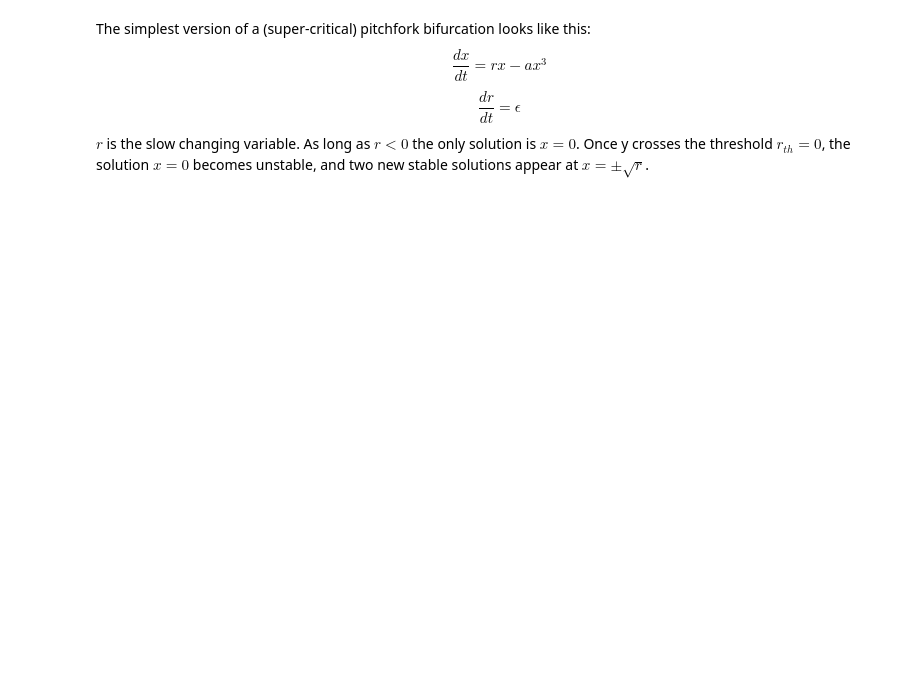
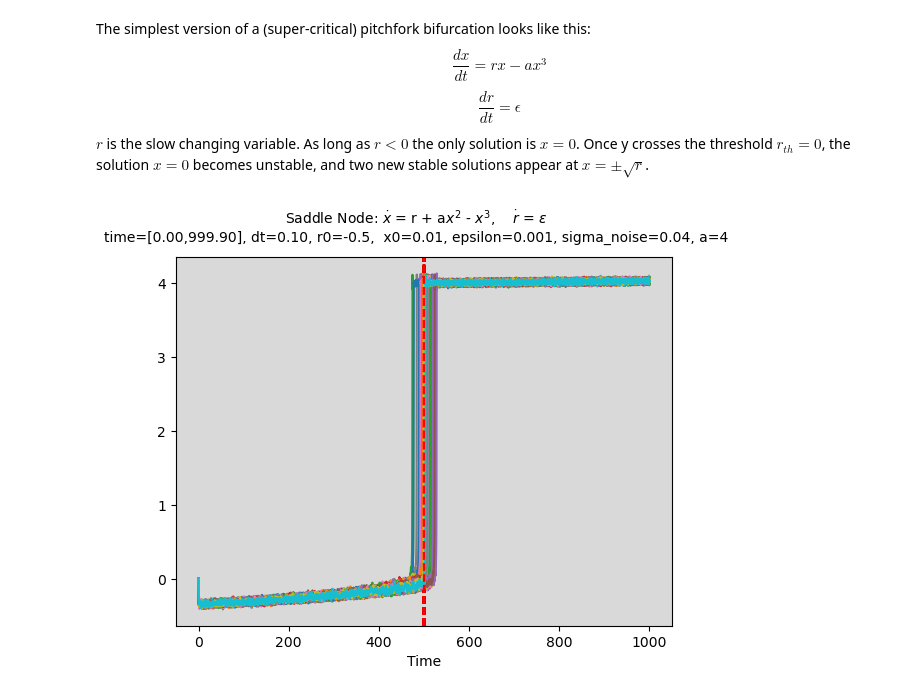
Before and after one commit to barrackHa/differential_equations, a Jupyter notebook: ews_analysis/sd_ews.ipynb, the cells around one changed output. Drawn from its saved outputs; the diff is of its cells as text; code cells hidden in the pictures; blank space fills up the shorter version.

```diff
--- a/ews_analysis/sd_ews.ipynb
+++ b/ews_analysis/sd_ews.ipynb
@@ -202,35 +210,37 @@ offset = ews_offset = 3001
 # %%
 def sd_model(t, S, epsilon, a):
     x, y = S
     try:
         shaper = np.ones_like(y)
     except:
         try:
             shaper = np.ones(len(y))
         except:
             shaper = 1
 
     return [
         y + a*x**2 - x**3,
         epsilon * shaper
     ]
 
 
 fig_sd, axs_sd = plt.subplots(1,1)
-time = np.arange(0, 50, 0.01)
-r0 = -10
-x0 = 0.1
-a = 2.4
-epsilon = 0.5
-sigma = 0.33
+time = np.arange(0, 1000, 0.1)
+r0 = -0.5
+x0 = 0.01
+a = 4 #
+epsilon = 0.001
+sigma = 0.04 #
 
 ttl = r"Saddle Node: $\dot{x}$ = r + a$x^2$ - $x^3$,    $\dot{r}$ = $\epsilon$" + "\n"
 
-for i in range(1):
+for i in range(100):
     fig_sd, axs_sd, t_star, results, derivatives = run_bif_sim_and_plot(
     fig_sd, axs_sd, sd_model, time, r0, x0, epsilon, sigma_noise=sigma, a=a, ttl=ttl
 )
 plt.show()
 
 np.savez('tmp_figs/sd_bif_sim.npz', time=time, results=results, derivatives=derivatives)
+# %% [output]
+[figure, added]
 # %%
```
Also changed, not shown: parts of 5 cells of this notebook.
